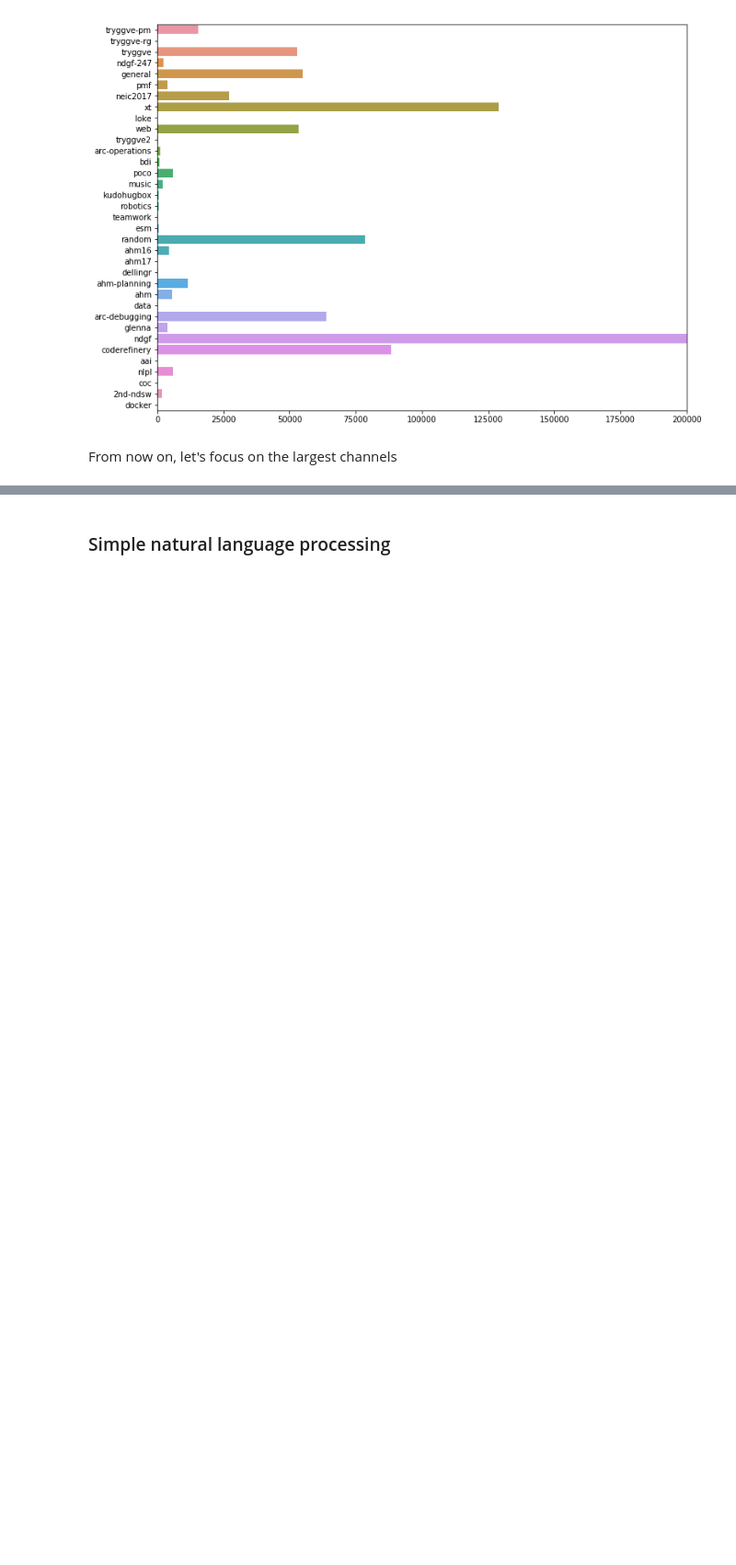
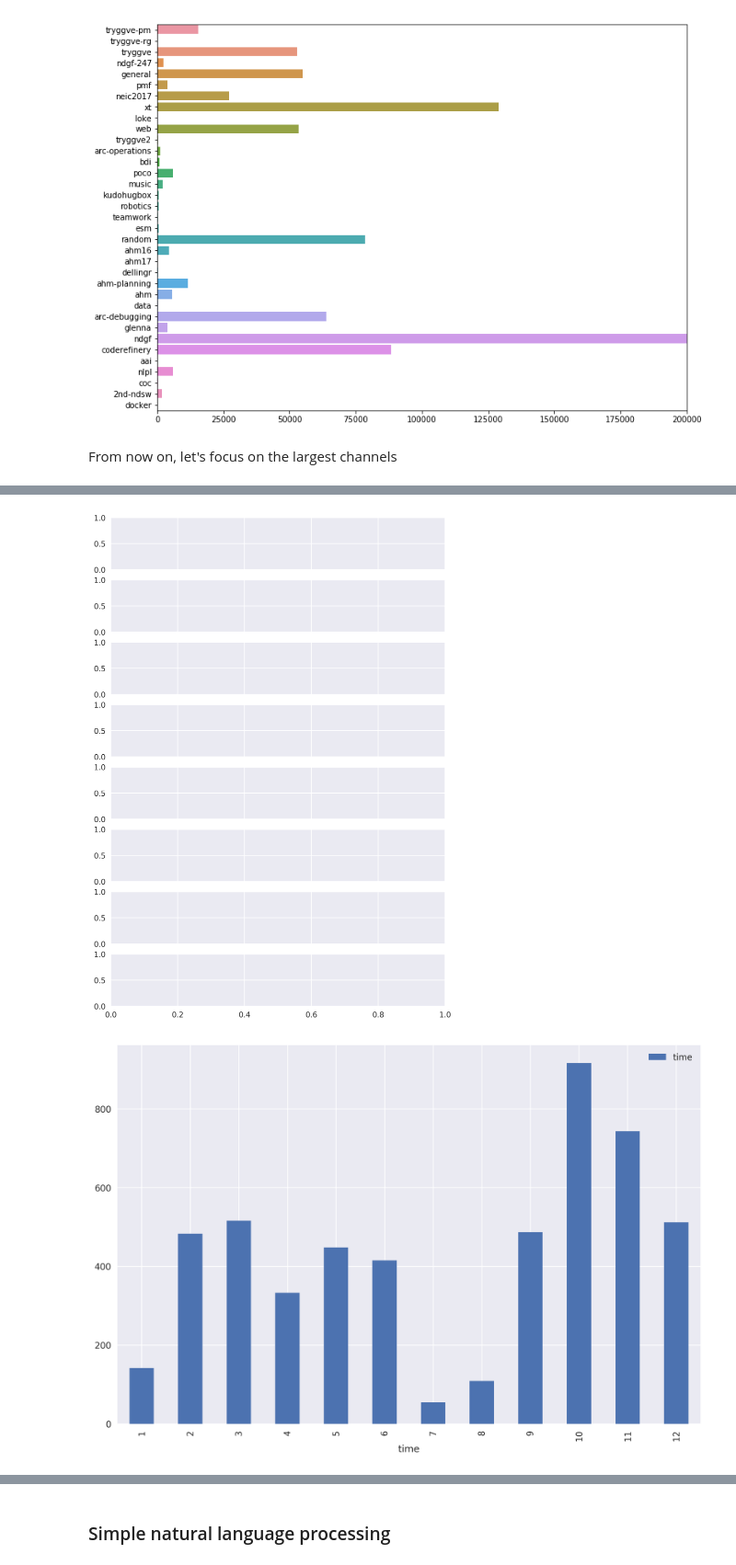
Before and after one commit to coderefinery/ahm18-nlp-slack, a Jupyter notebook: inspect-slacklogs.ipynb, the cells around one changed output, grey strips where cells are left out. Shown at 92% size. Cells and saved outputs as stored; diff of their text form; code cells hidden in the pictures; blank space fills up the shorter version.

Commit message:
WIP: add histograms with number of messages per month
TODO: put histograms as subfigs into one figure, and do same analysis with hours of day

```diff
--- a/inspect-slacklogs.ipynb
+++ b/inspect-slacklogs.ipynb
@@ -354,0 +360,2 @@ channels = ["tryggve","general","xt","web","random","arc-debugging","ndgf","code
+# %%
+timestamps_in_channels = dict.fromkeys(channels)
@@ -354,0 +375,15 @@ channels = ["tryggve","general","xt","web","random","arc-debugging","ndgf","code
+# %%
+import datetime
+dfs = {}
+tmp = []
+#for i in timestamps_in_channels["coderefinery"]:
+    #print(datetime.datetime.fromtimestamp(int(float(i))))
+for channel in channels:
+    unixtime = timestamps_in_channels[channel]
+    timestamps = [datetime.datetime.fromtimestamp(int(float(i))).strftime('%Y-%m-%d %H:%M:%S')
+                  for i in unixtime]
+    dfs[channel] = pd.DataFrame(data=timestamps)
+    dfs[channel] = dfs[channel].astype("datetime64")
+    dfs[channel].columns = ["time"]
+    tmp.append(timestamps)
+    print("first message in {} was posted on {}".format(channel,timestamps[0]))
@@ -354,0 +415,3 @@ channels = ["tryggve","general","xt","web","random","arc-debugging","ndgf","code
+# %%
+dfs["coderefinery"].columns = ["time"]
+dfs["coderefinery"].head()
@@ -354,0 +425,23 @@ channels = ["tryggve","general","xt","web","random","arc-debugging","ndgf","code
+# %%
+f, ax= plt.subplots(8, 1, figsize=(8, 12), sharex=True)
+#for i, k in enumerate([0, 1, 2, 3, 4, 5, 6, 7]):
+for i, k in enumerate(channels):
+    df = dfs[channel]
+    ax[i] = df.groupby(df["time"].dt.month).count().plot(kind="bar")
+#    ax[i].set_xlim(0.5, 18.5)
+#    ax[i].set_xticks(range(1,19))
+#    ax[i].set_ylim(0, .3)
+#    ax[i].set_ylabel("Prob")
+#    ax[i].set_title("{}".format(channels[k]))
+
+#    ax[i].set_xlabel("Topic")
+
+plt.tight_layout()
+plt.show()
+#for channel in channels:
+#    df = dfs[channel]
+#    df.groupby(df["time"].dt.month).count().plot(kind="bar")
+    #break
+# %% [output]
+[figure, added]
+[figure, added]
```
Also changed, not shown: parts of 8 cells of this notebook.
